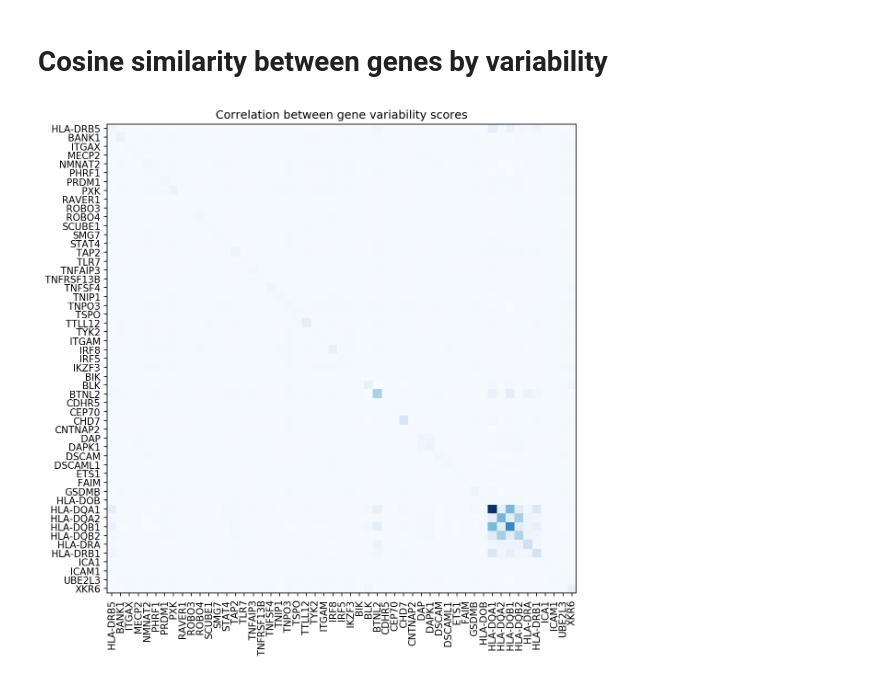
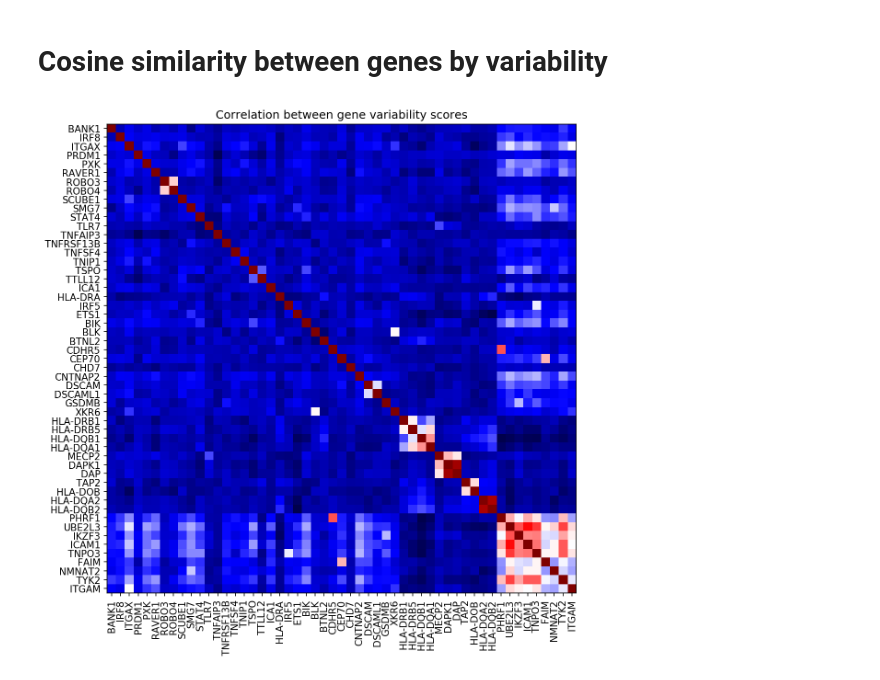
Before and after one commit to NCBI-Codeathons/SLEuth, a Jupyter notebook: notebooks/gene_feature_selection_from_cluster_results.ipynb, the cells around one changed output. Drawn from its saved outputs; the diff is of its cells as text; code cells hidden in the pictures.

```diff
--- a/notebooks/gene_feature_selection_from_cluster_results.ipynb
+++ b/notebooks/gene_feature_selection_from_cluster_results.ipynb
@@ -120,7 +118,7 @@ for cluster in range(gene_proj_scores_cluster_means.shape[0]):
 # %% [markdown]
 # Cosine similarity between genes by variability
 # %%
-gene_cov = patient_gene_proj_scores.cov()
+gene_cov = patient_gene_proj_scores.corr()
 # %%
 from sklearn.cluster import SpectralClustering
 sc = SpectralClustering(n_clusters=6)
@@ -129,11 +127,11 @@ gene_cluster_sorted = np.argsort(gene_cluster)
 # %%
 fig, ax = plt.subplots(figsize=(9,9), dpi=150)
 genes_list = gene_cov.index[gene_cluster_sorted]
 ax.set_title("Correlation between gene variability scores")
 ax.set_xticks(np.arange(len(genes_list)))
 ax.set_yticks(np.arange(len(genes_list)))
 ax.set_xticklabels(genes_list, rotation=90)
 ax.set_yticklabels(genes_list)
-im = ax.imshow((gene_cov+0.6).iloc[gene_cluster_sorted.tolist(), gene_cluster_sorted.tolist()], cmap="Blues")
+im = ax.imshow((gene_cov+0.6).iloc[gene_cluster_sorted.tolist(), gene_cluster_sorted.tolist()], cmap="seismic")
 # %% [output]
-[figure, old version]
+[figure, new version]
```
Also changed, not shown: parts of 13 cells of this notebook, 22 other files.
